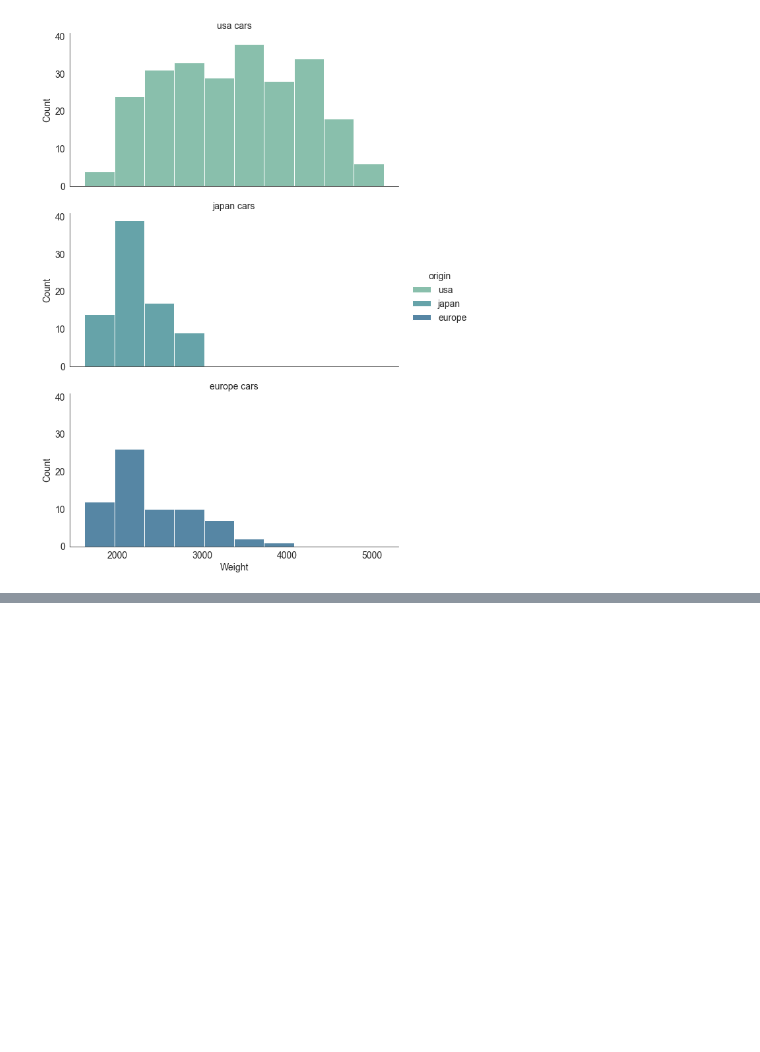
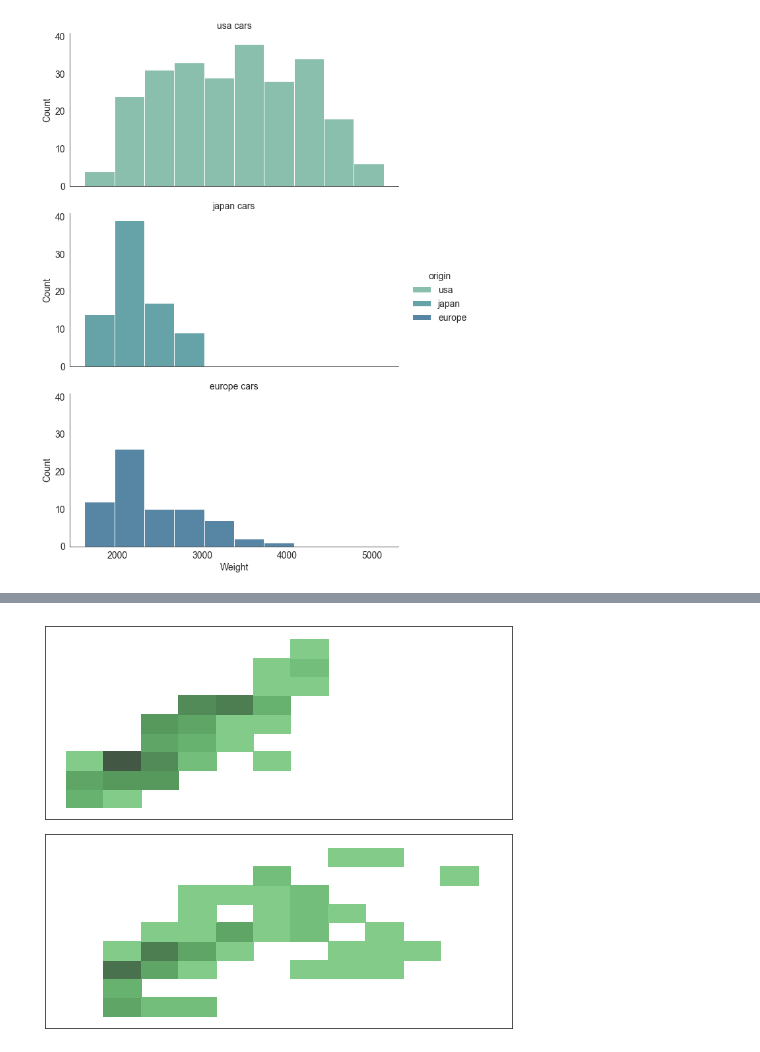
Before and after one commit to kimfetti/Videos, a Jupyter notebook: Seaborn/19_displot.ipynb, the cells around one changed output, grey strips where cells are left out. Cells and saved outputs as stored; diff of their text form; code cells hidden in the pictures; blank space fills up the shorter version.

```diff
--- a/Seaborn/19_displot.ipynb
+++ b/Seaborn/19_displot.ipynb
@@ -191,0 +192,13 @@ plt.ylim(0, 39);
+# %%
+g = sns.displot(x='weight', y='horsepower', row='origin', color='#48804D',
+                data=cars[cars.origin.isin(['europe','japan'])],
+                height=3, aspect=2.3, row_order=['europe', 'japan'],
+                facet_kws={'despine': False})
+g.set_titles(row_template='')
+g.set_xlabels('')
+g.set_ylabels('')
+g.set_xticklabels([])
+g.set_yticklabels([])
+plt.tight_layout();
+# %% [output]
+[figure, added]
```
Also changed, not shown: parts of 1 cell of this notebook.
